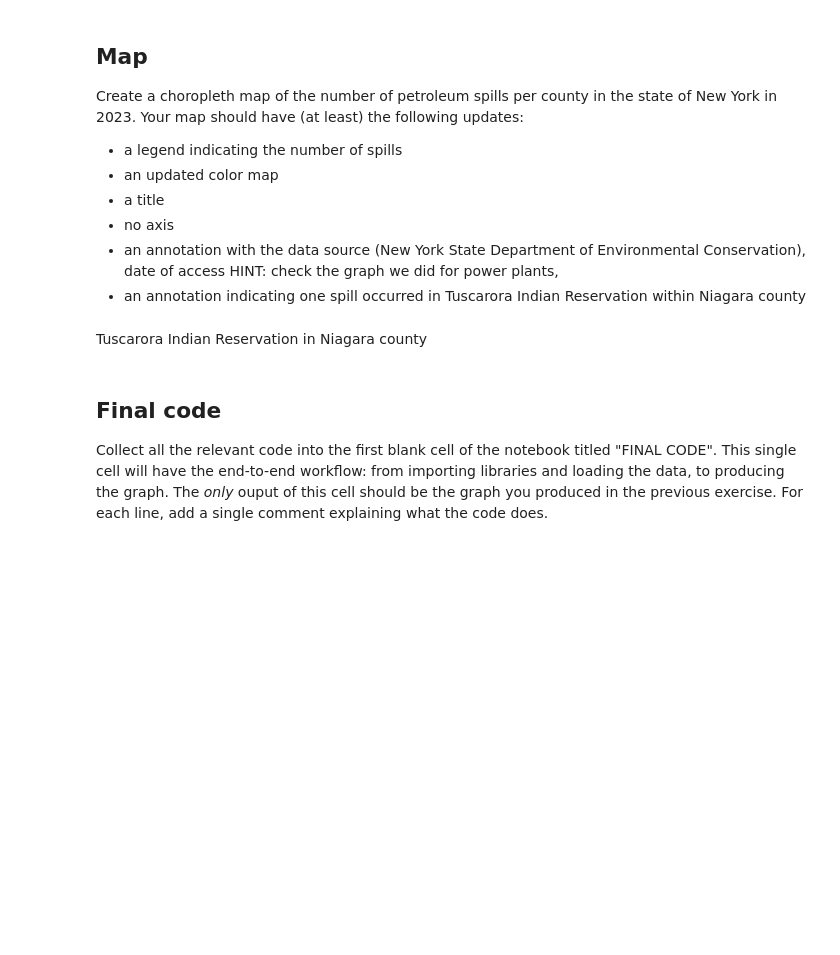
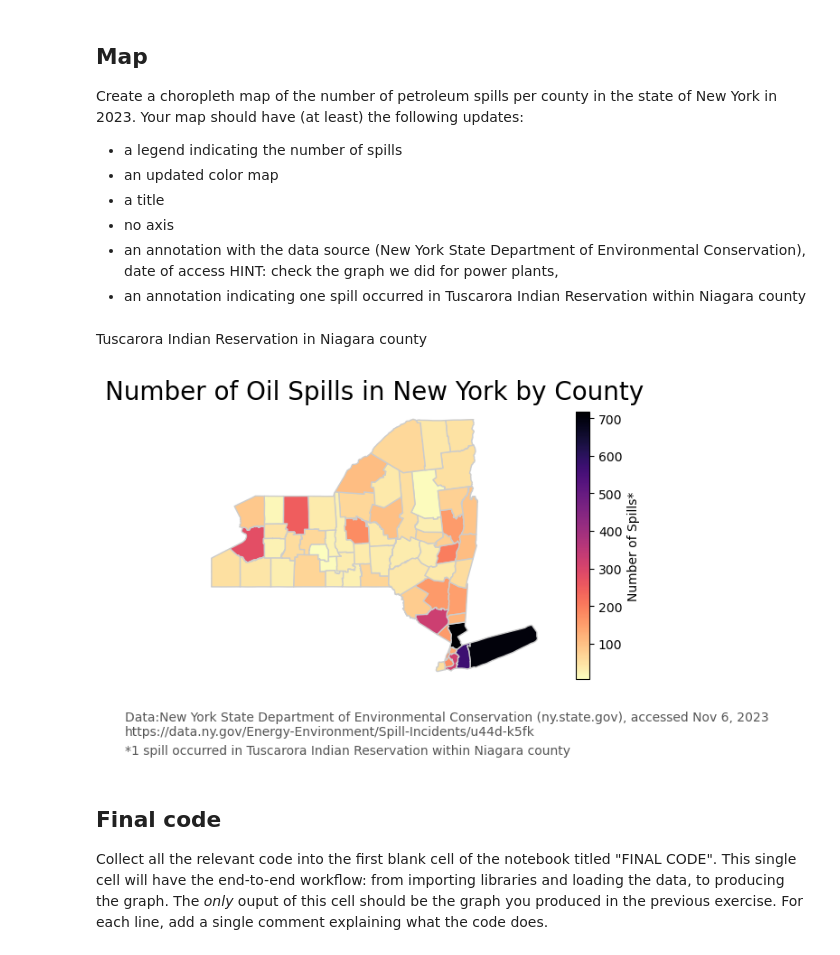
Before and after one commit to a-ramji/eds220-hkw-3, a Jupyter notebook: hwk3-task1-spills.ipynb, the cells around one changed output. Saved outputs shown, nothing was run; the diff lists cells and outputs as text; code cells hidden in the pictures; blank space fills up the shorter version.

```diff
--- a/hwk3-task1-spills.ipynb
+++ b/hwk3-task1-spills.ipynb
@@ -680,3 +679,36 @@ Tuscarora Indian Reservation in Niagara county
+# %%
+# mapping the output
+fig, ax = plt.subplots()
+#countries.plot(ax=ax)
+ny_counties.plot(ax=ax,
+                      column='n_spills',
+                       cmap='magma_r',
+                       legend=True,
+                       edgecolor="0.8",
+                       legend_kwds={"shrink":.8,
+                                    'label': "Number of Spills*"
+                                    }
+                       )
+
+ax.axis('off')
+ax.set_title('Number of Oil Spills in New York by County',  fontsize=20)
+ax.set_xlabel('Longitude')
+ax.set_ylabel('Latitude')
+ax.annotate(text = "*1 spill occurred in Tuscarora Indian Reservation within Niagara county",
+            xy = (0.05, 0.02),
+            xycoords='figure fraction',
+            fontsize=10,
+            color='#555555')
+
+
+ax.annotate("Data:New York State Department of Environmental Conservation (ny.state.gov), accessed Nov 6, 2023 \nhttps://data.ny.gov/Energy-Environment/Spill-Incidents/u44d-k5fk",
+            xy=(0.05, .065), # position
+            xycoords='figure fraction',
+            fontsize=10,
+            color='#555555')
+plt.show()
+# %% [output]
+[figure, added]
 # %% [markdown]
 ## Final code
 
```
Also changed, not shown: parts of 3 cells of this notebook.
